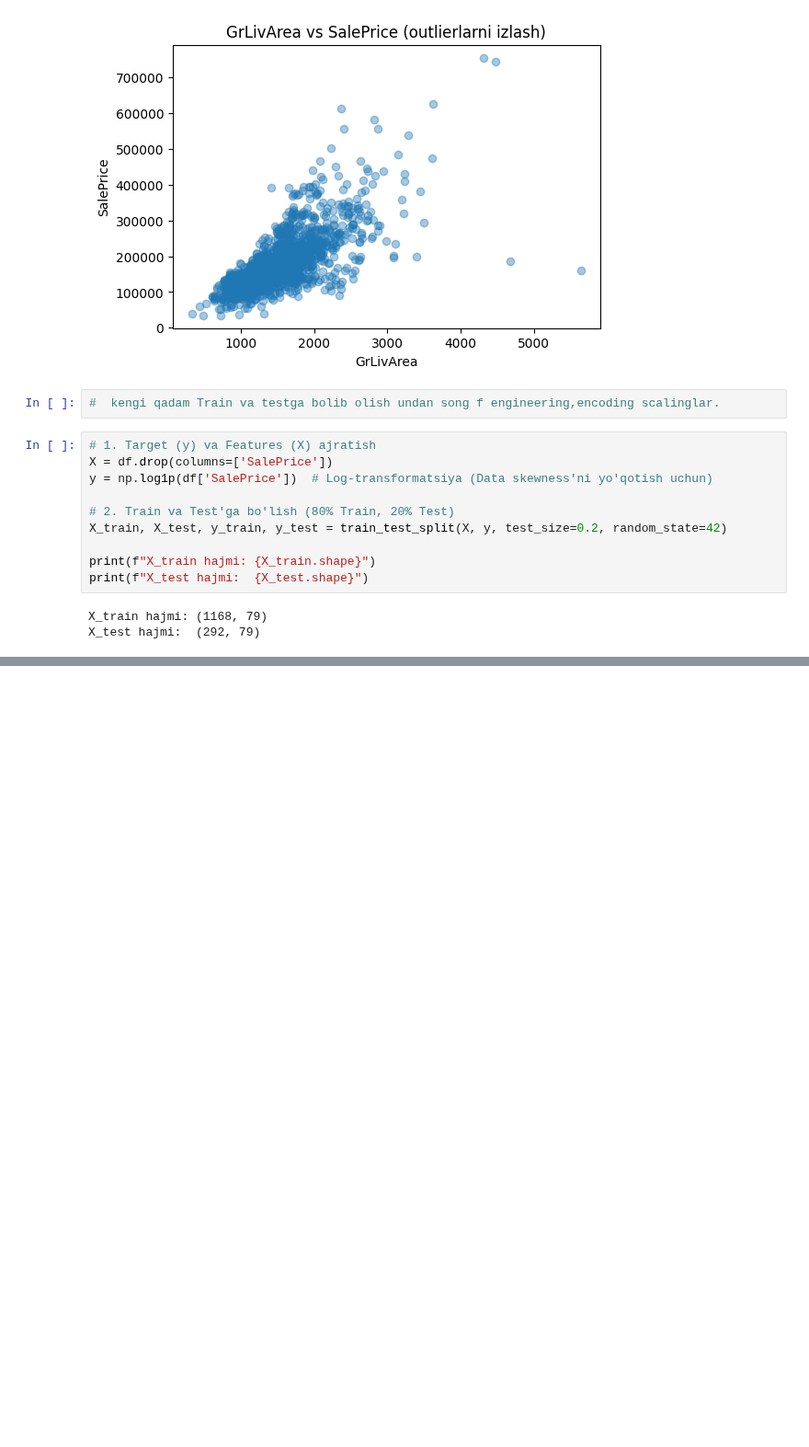
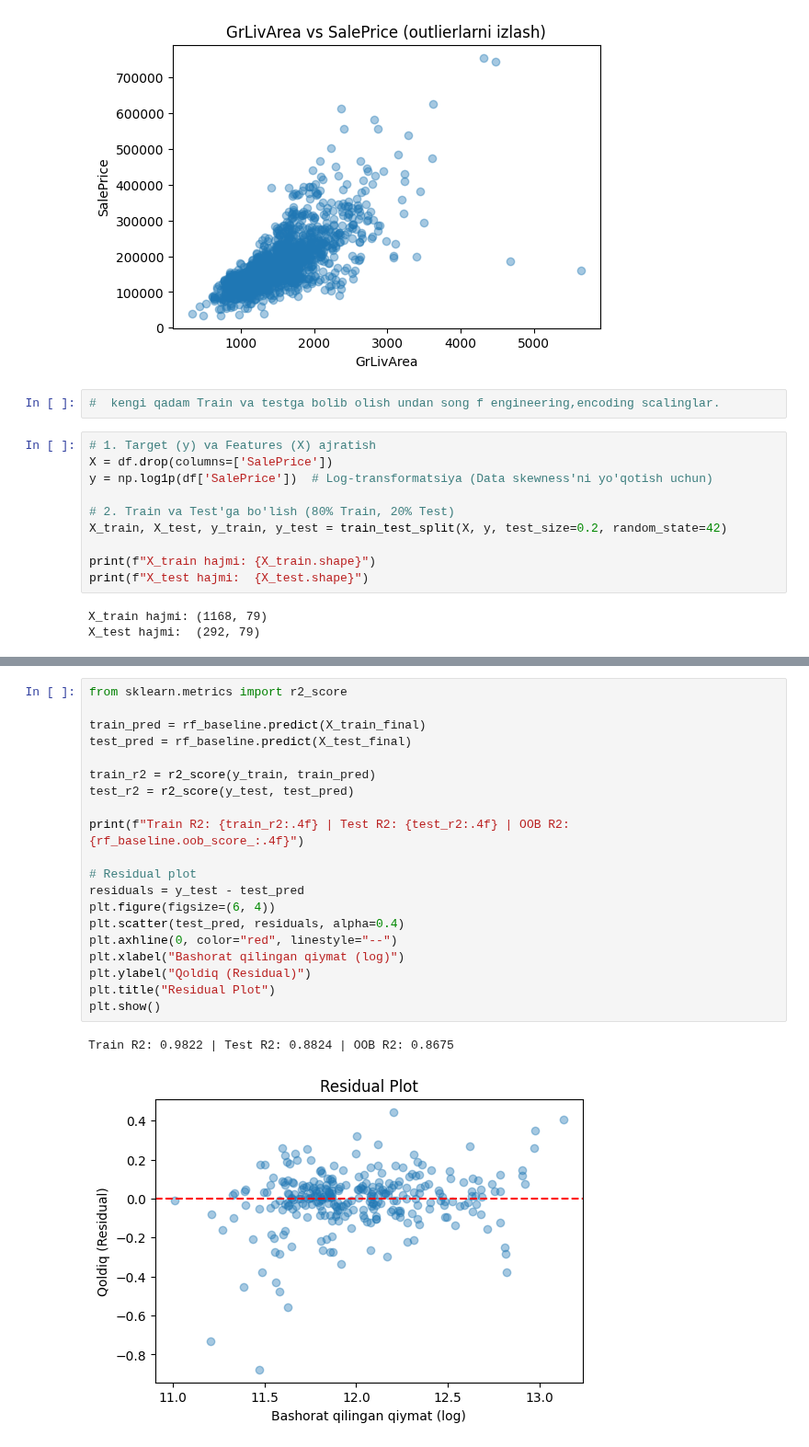
Before and after one commit to sevaradevoloper/machine-learning-class-work, a Jupyter notebook: Houseprice.ipynb, the cells around one changed output, grey strips where cells are left out. Shown at 92% size. Drawn from its saved outputs; the diff is of its cells as text; blank space fills up the shorter version.

```diff
--- a/Houseprice.ipynb
+++ b/Houseprice.ipynb
@@ -472,0 +520,23 @@ X_test_final shakli:  (292, 264)
+# %%
+from sklearn.metrics import r2_score
+
+train_pred = rf_baseline.predict(X_train_final)
+test_pred = rf_baseline.predict(X_test_final)
+
+train_r2 = r2_score(y_train, train_pred)
+test_r2 = r2_score(y_test, test_pred)
+
+print(f"Train R2: {train_r2:.4f} | Test R2: {test_r2:.4f} | OOB R2: {rf_baseline.oob_score_:.4f}")
+
+# Residual plot
+residuals = y_test - test_pred
+plt.figure(figsize=(6, 4))
+plt.scatter(test_pred, residuals, alpha=0.4)
+plt.axhline(0, color="red", linestyle="--")
+plt.xlabel("Bashorat qilingan qiymat (log)")
+plt.ylabel("Qoldiq (Residual)")
+plt.title("Residual Plot")
+plt.show()
+# %% [output]
+Train R2: 0.9822 | Test R2: 0.8824 | OOB R2: 0.8675
+[figure, added]
```
Also changed, not shown: parts of 14 cells of this notebook.
